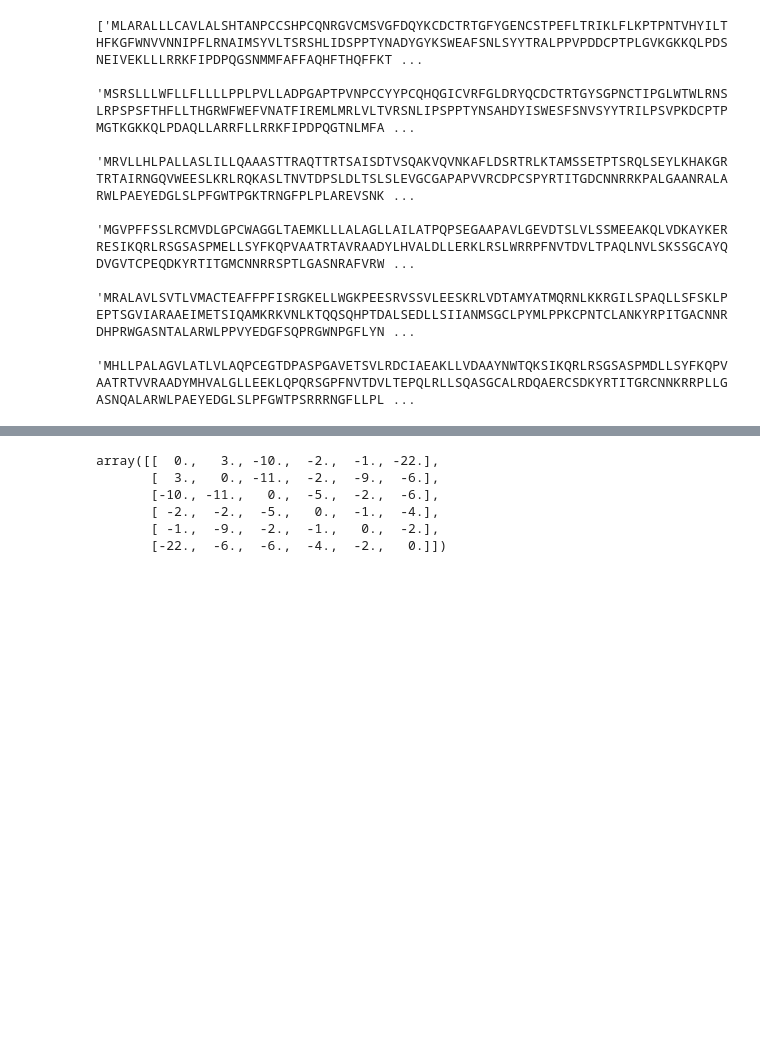
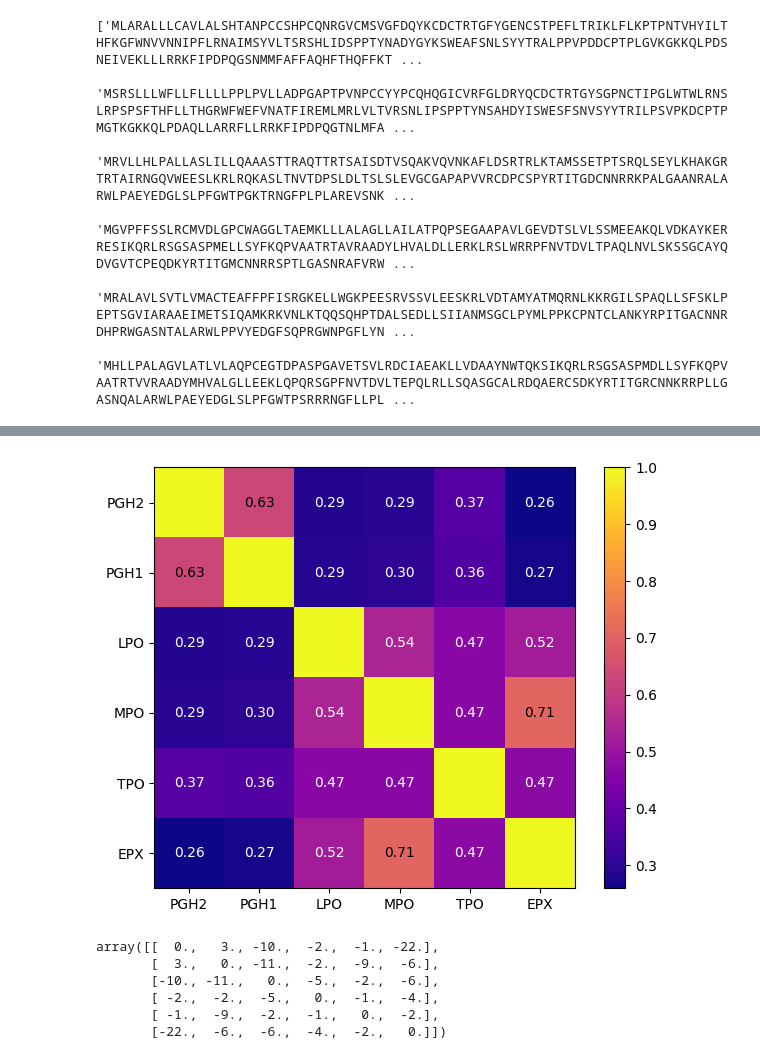
Before and after one commit to YXTang03/UCL_Drug_Design_Notebook, a Jupyter notebook: nw_for_msa.ipynb, the cells around one changed output, grey strips where cells are left out. Cells and saved outputs as stored; diff of their text form; code cells hidden in the pictures; blank space fills up the shorter version.

```diff
--- a/nw_for_msa.ipynb
+++ b/nw_for_msa.ipynb
@@ -157,5 +202,37 @@ m = msa_matrix(p_list)
 # %%
-np.fill_diagonal(m, 0)
+import matplotlib.pyplot as plt
+
+fig, ax = plt.subplots()
+image = ax.imshow(im, cmap='plasma')
+
+labels=['PGH2', 'PGH1', 'LPO', 'MPO', 'TPO', 'EPX']
+
+for i in range(im.shape[0]):
+    for j in range(im.shape[1]):
+        if im[i,j]==1:
+            continue
+        if im[i,j] > 0.6:
+            text = ax.text(
+                j, i, f'{im[i,j]:.2f}',
+                ha = 'center', va = 'center', color = 'black'
+            )
+
+        else:
+            text = ax.text(
+                j, i, f'{im[i,j]:.2f}',
+                ha = 'center', va = 'center', color = 'white'
+            )
+
+ax.set_xticks(np.arange(len(labels)))
+ax.set_yticks(np.arange(len(labels)))
+ax.set_xticklabels(labels)
+ax.set_yticklabels(labels)
+
+plt.colorbar(image)
+plt.tight_layout()
+plt.savefig('identity_score_matrix.png', dpi = 600)
+# %% [output]
+[figure, added]
 # %%
 m
 # %% [output]
```
Also changed, not shown: parts of 4 cells of this notebook.
